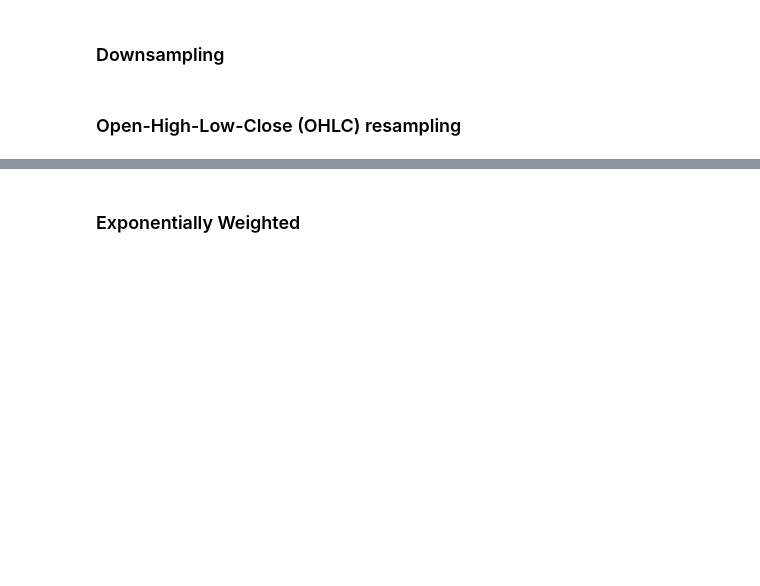
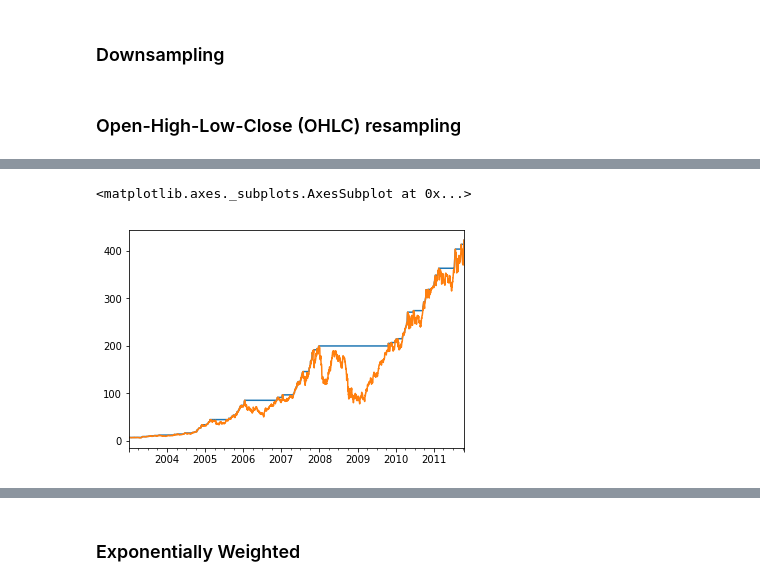
Before and after one commit to fernandodelacalle/miax-python, a Jupyter notebook: day_3/3_06.ipynb, the cells around one changed output, grey strips where cells are left out. Saved outputs shown, nothing was run; the diff lists cells and outputs as text; code cells hidden in the pictures; blank space fills up the shorter version.

```diff
--- a/day_3/3_06.ipynb
+++ b/day_3/3_06.ipynb
@@ -131,2 +185,10 @@ expanding_mean
+# %%
+expanding_mean = close_px.AAPL.expanding().max()
+# %%
+expanding_mean.plot()
+close_px.AAPL.plot()
+# %% [output]
+<matplotlib.axes._subplots.AxesSubplot at 0x...>
+[figure, added]
 # %%
 close_px.rolling(60).mean().plot(logy=True)
```
Also changed, not shown: parts of 25 cells of this notebook, 8 other files.
